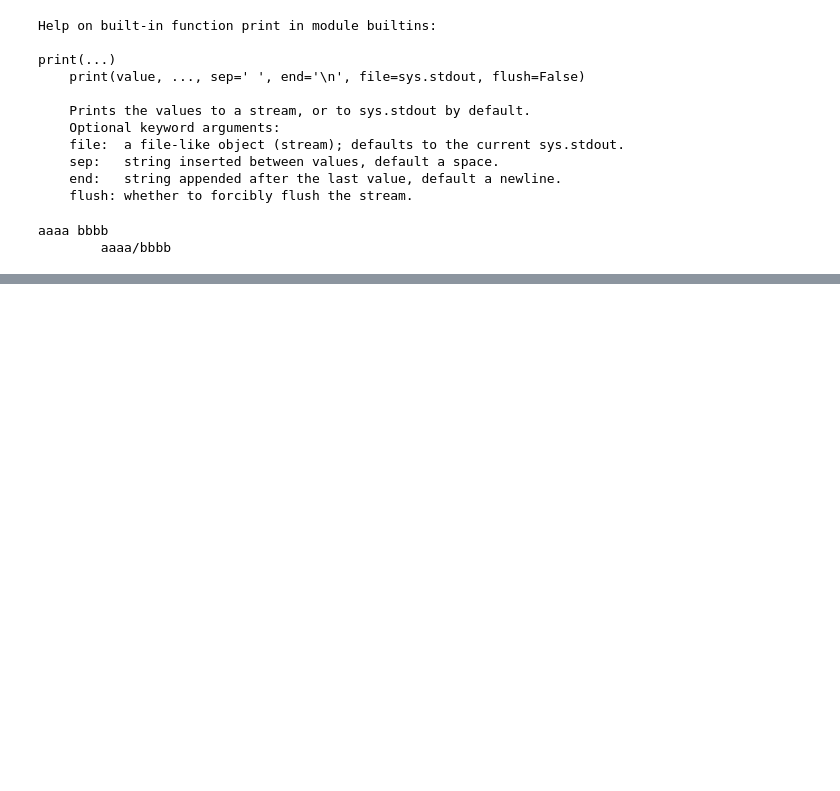
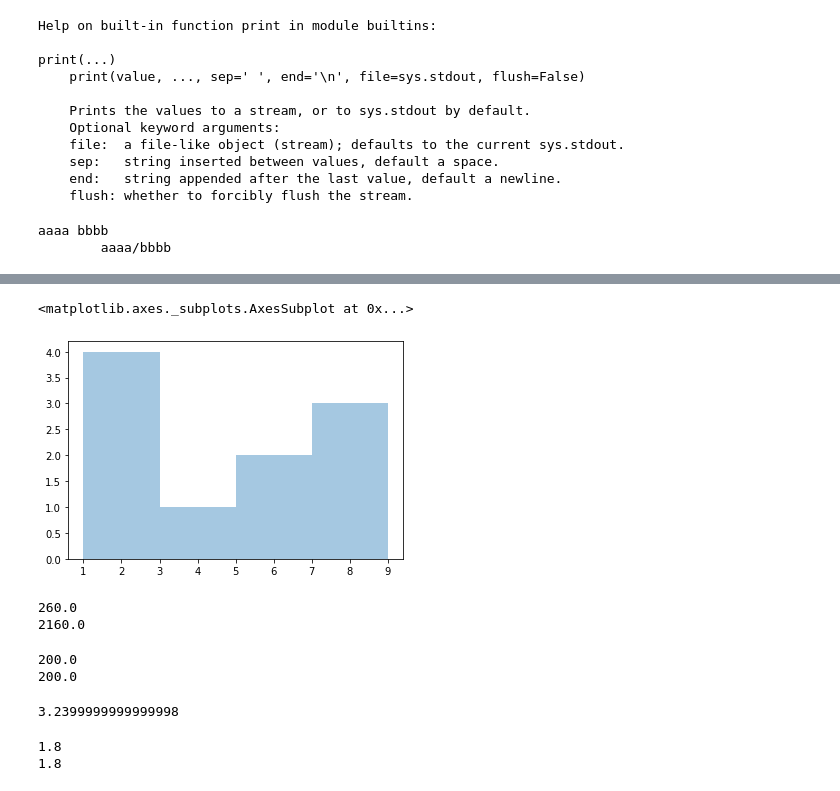
Before and after one commit to toughC/Python_Machine_Learning, a Jupyter notebook: 08_AnalysisConceptAndData.ipynb, the cells around one changed output, grey strips where cells are left out. Cells and saved outputs as stored; diff of their text form; code cells hidden in the pictures; blank space fills up the shorter version.

```diff
--- a/08_AnalysisConceptAndData.ipynb
+++ b/08_AnalysisConceptAndData.ipynb
@@ -34,0 +119,40 @@ print(pdata(aa))
+# %%
+sns.distplot(x, bins=4, kde=False)
+# %% [output]
+<matplotlib.axes._subplots.AxesSubplot at 0x...>
+[figure, added]
+# %%
+x = [100, 100, 200, 400, 500]
+y = [100, 100, 200, 400, 10000]
+
+# 평균
+print(np.mean(x))
+print(np.mean(y))
+# %% [output]
+260.0
+2160.0
+# %%
+# 중앙값: 자료를 크기 순으로 정렬했을 때 정 가운데에 있는 값
+print(np.median(x))
+print(np.median(y))
+# %% [output]
+200.0
+200.0
+# %%
+# 분산: 평균에서 데이터가 벗어난 정도를 수치화한 값
+# 각각의 데이터에서 평균값을 빼고, 그것을 제곱하여 평균을 구함
+
+x = [1, 1, 2, 3, 3, 3, 4, 5, 5, 7]
+
+평균=np.mean(x)
+분산=np.var(x)
+print(분산)
+# %% [output]
+3.2399999999999998
+# %%
+# 표준편자: 평균에서 데이터가 벗어난 정도를 수치화한 값(분산의 양의 제곱근)
+print(np.sqrt(np.var(x)))
+print(np.std(x))
+# %% [output]
+1.8
+1.8
```
Also changed, not shown: parts of 15 cells of this notebook.
